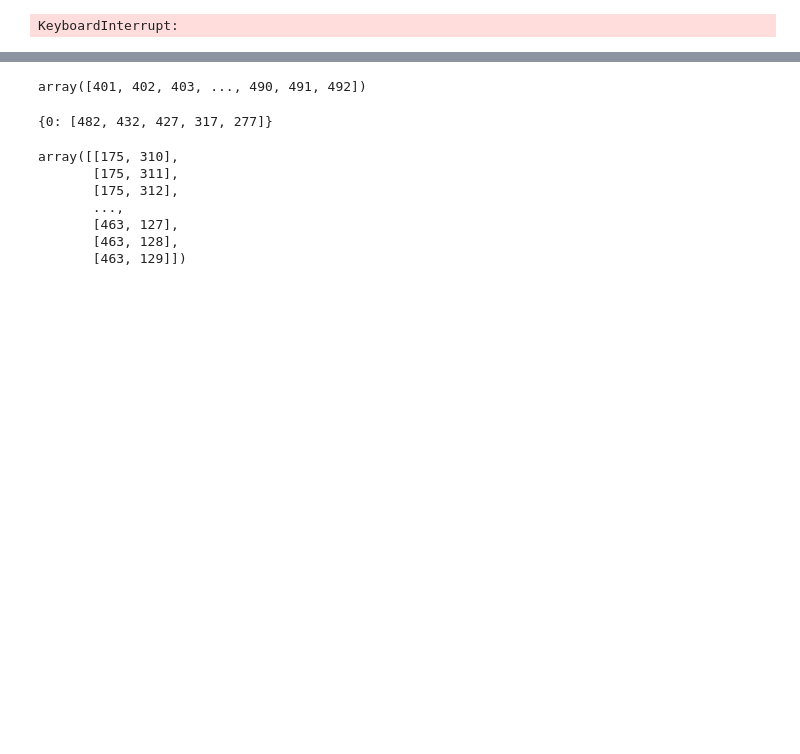
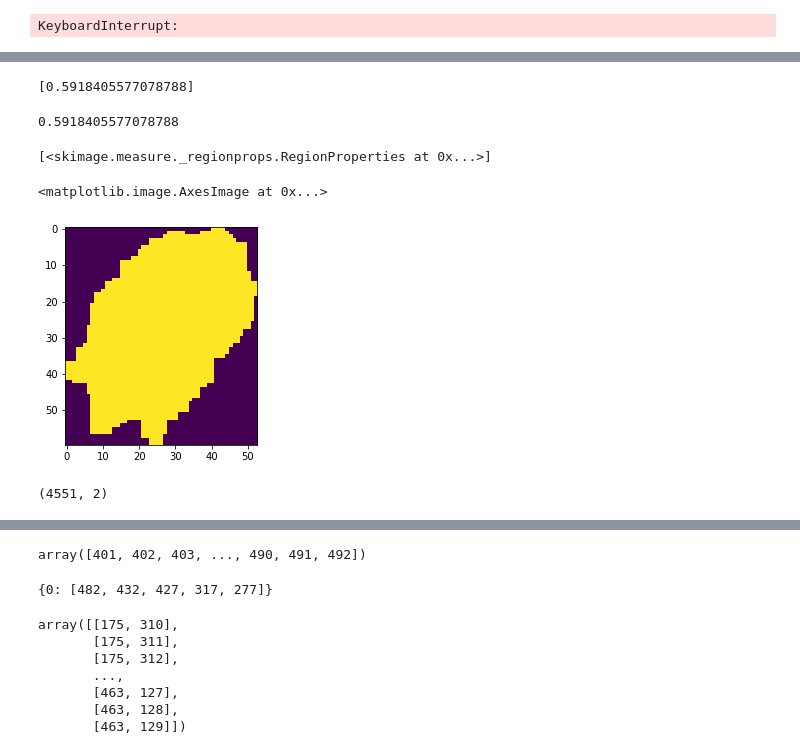
Before and after one commit to wprazuch/Astral, a Jupyter notebook: notebooks/RepeatsFinder.ipynb, the cells around one changed output, grey strips where cells are left out. Saved outputs shown, nothing was run; the diff lists cells and outputs as text; code cells hidden in the pictures; blank space fills up the shorter version.

```diff
--- a/notebooks/RepeatsFinder.ipynb
+++ b/notebooks/RepeatsFinder.ipynb
@@ -96,0 +98,26 @@ shape2 = get_z_projection(shape2)
+# %%
+idxs = shape2[['x', 'y', 'z']].values
+# %%
+def create_3d_shape(shape_idxs):
+    dim_x = shape_idxs[:, 0].max()+1 - shape_idxs[:, 0].min()
+    dim_y = shape_idxs[:, 1].max()+1 - shape_idxs[:, 1].min()
+    dim_t = shape_idxs[:, 2].max()+1 - shape_idxs[:, 2].min()
+
+    volume = np.zeros(shape=(dim_x, dim_y, dim_t))
+    for row in shape_idxs:
+        volume[row[0], row[1], row[2]] = 1
+
+    return volume
+# %%
+vol = create_3d_shape(idxs)
+proj = np.sum(vol, axis=2)
+proj[proj>0] = 1
+proj = proj.astype(np.int)
+
+import
+
+circ = lambda r: (4 * math.pi * r.area) / (r.perimeter * r.perimeter)
+# %%
+[circ(region) for region in regionprops(proj)]
+# %% [output]
+[0.5918405577078788]
@@ -96,0 +126,5 @@ shape2 = get_z_projection(shape2)
+# %%
+reg[0].major_axis_length
+circ(reg[0])
+# %% [output]
+0.5918405577078788
@@ -96,0 +133,13 @@ shape2 = get_z_projection(shape2)
+# %%
+out
+# %% [output]
+[<skimage.measure._regionprops.RegionProperties at 0x...>]
+# %%
+plt.imshow(proj)
+# %% [output]
+<matplotlib.image.AxesImage at 0x...>
+[figure, added]
+# %%
+shape2.shape
+# %% [output]
+(4551, 2)
```
Also changed, not shown: parts of 28 cells of this notebook, 5 other files.
